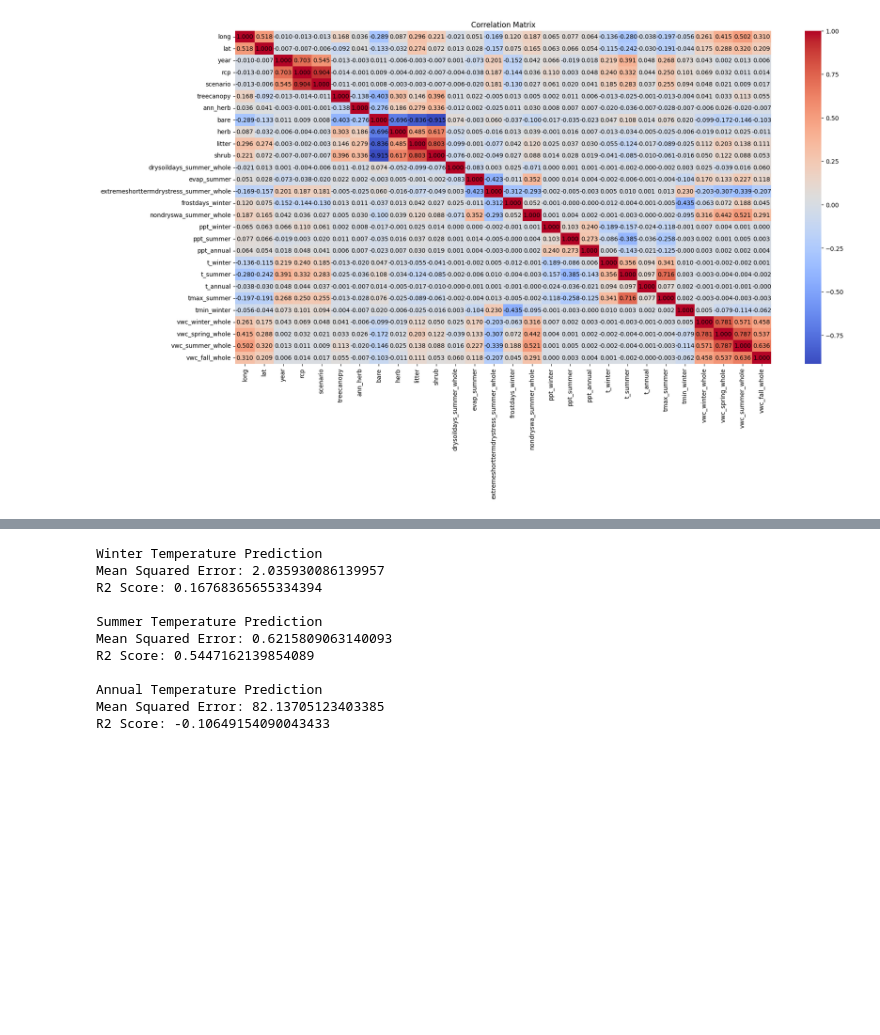
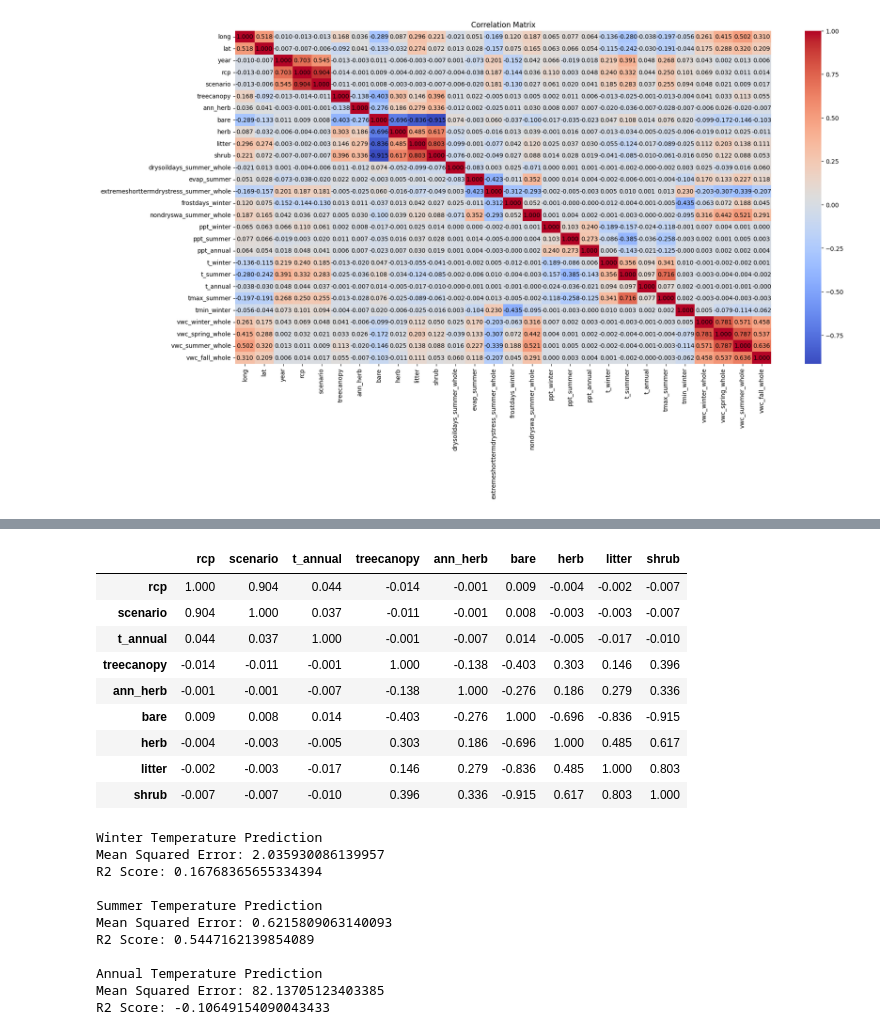
Before and after one commit to hannah-hana-kim/DSAN-Scholarship, a Jupyter notebook: visualization.ipynb, the cells around one changed output, grey strips where cells are left out. Cells and saved outputs as stored; diff of their text form; code cells hidden in the pictures; blank space fills up the shorter version.

```diff
--- a/visualization.ipynb
+++ b/visualization.ipynb
@@ -655,3 +647,17 @@ sns.heatmap(corr_matrix, annot=True, annot_kws={'size': 10, 'color': 'black'}, f
+# %%
+corr_matrix2 = corr_matrix2.round(3)
+corr_matrix2
+# %% [output]
+|  | rcp | scenario | t_annual | treecanopy | ann_herb | bare | herb | litter | shrub |
+| rcp | 1.000 | 0.904 | 0.044 | -0.014 | -0.001 | 0.009 | -0.004 | -0.002 | -0.007 |
+| scenario | 0.904 | 1.000 | 0.037 | -0.011 | -0.001 | 0.008 | -0.003 | -0.003 | -0.007 |
+| t_annual | 0.044 | 0.037 | 1.000 | -0.001 | -0.007 | 0.014 | -0.005 | -0.017 | -0.010 |
+| treecanopy | -0.014 | -0.011 | -0.001 | 1.000 | -0.138 | -0.403 | 0.303 | 0.146 | 0.396 |
+| ann_herb | -0.001 | -0.001 | -0.007 | -0.138 | 1.000 | -0.276 | 0.186 | 0.279 | 0.336 |
+| bare | 0.009 | 0.008 | 0.014 | -0.403 | -0.276 | 1.000 | -0.696 | -0.836 | -0.915 |
+| herb | -0.004 | -0.003 | -0.005 | 0.303 | 0.186 | -0.696 | 1.000 | 0.485 | 0.617 |
+| litter | -0.002 | -0.003 | -0.017 | 0.146 | 0.279 | -0.836 | 0.485 | 1.000 | 0.803 |
+| shrub | -0.007 | -0.007 | -0.010 | 0.396 | 0.336 | -0.915 | 0.617 | 0.803 | 1.000 |
 # %%
 from sklearn.model_selection import train_test_split
 from sklearn.linear_model import LinearRegression
```
Also changed, not shown: parts of 4 cells of this notebook, 3 other files.
